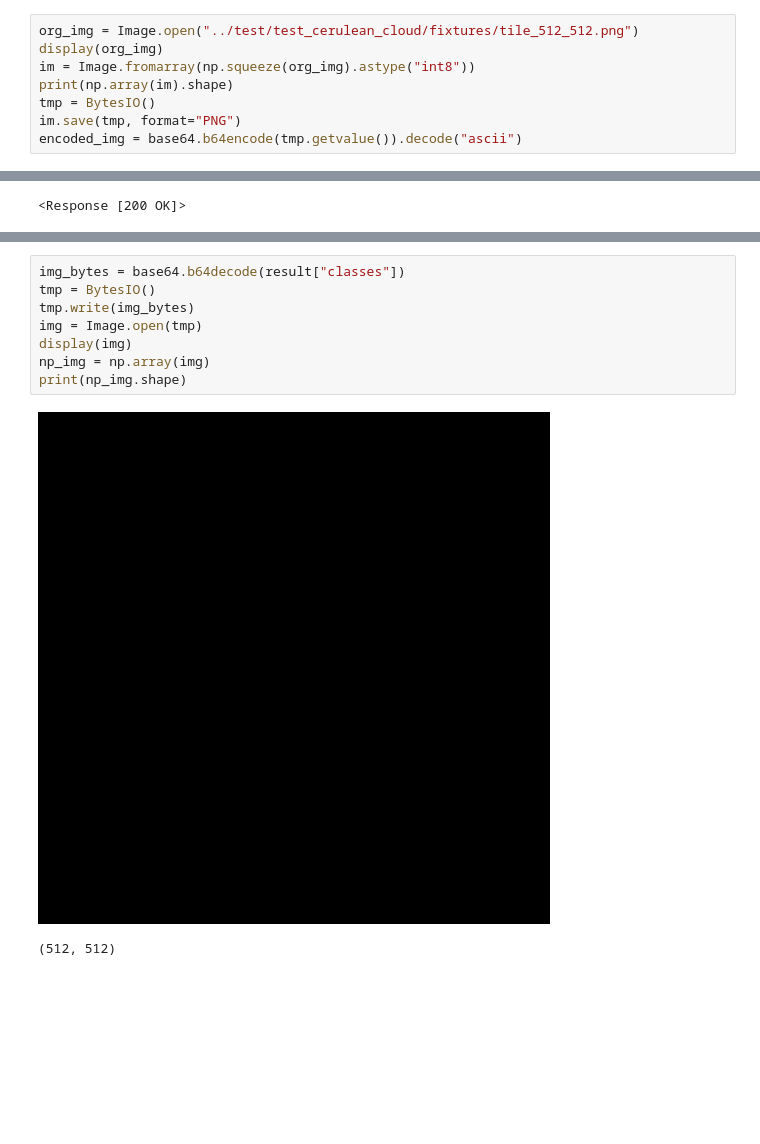
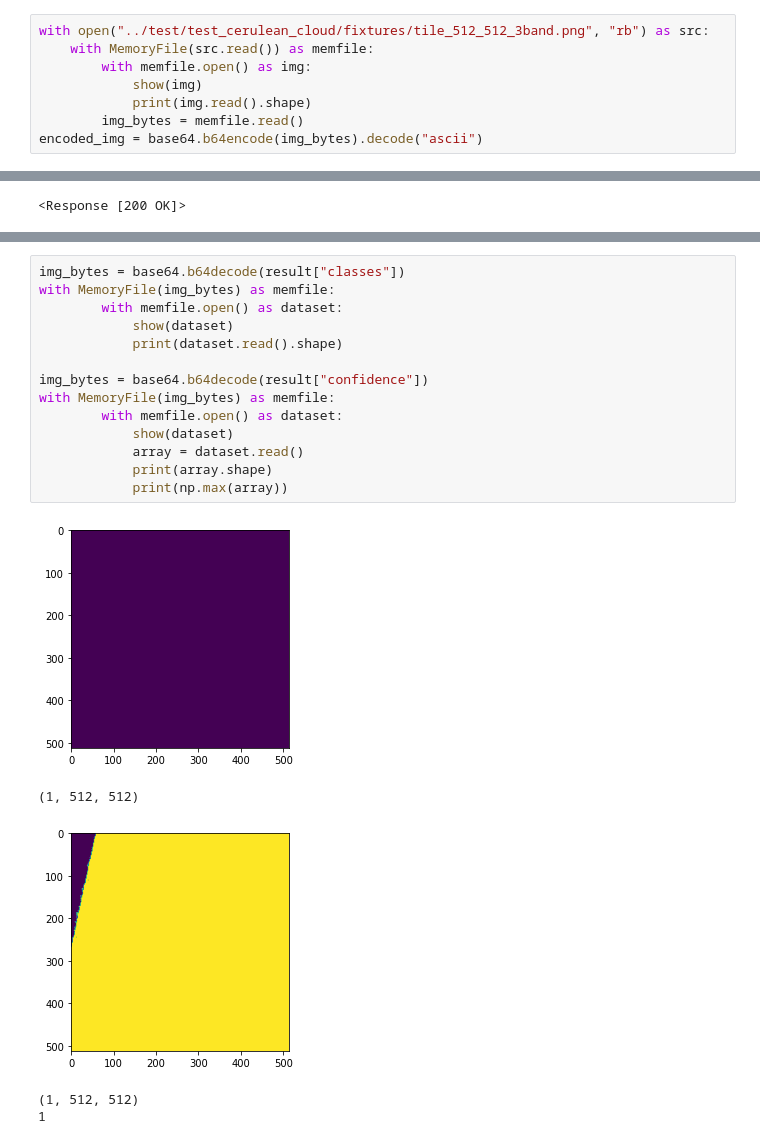
Before and after one commit to SkyTruth/cerulean-cloud, a Jupyter notebook: notebooks/test_cloud_run_offset_tile.ipynb, the cells around one changed output, grey strips where cells are left out. Cells and saved outputs as stored; diff of their text form; blank space fills up the shorter version.

```diff
--- a/notebooks/test_cloud_run_offset_tile.ipynb
+++ b/notebooks/test_cloud_run_offset_tile.ipynb
@@ -7,11 +7,11 @@ import numpy as np
 # %%
 URL = "https://cerulean-cloud-test-cloud-run-offset-tiles-4ac5c4-5qkjkyomta-ew.a.run.app"
 # %%
-org_img = Image.open("../test/test_cerulean_cloud/fixtures/tile_512_512.png")
-display(org_img)
-im = Image.fromarray(np.squeeze(org_img).astype("int8"))
-print(np.array(im).shape)
-tmp = BytesIO()
-im.save(tmp, format="PNG")
-encoded_img = base64.b64encode(tmp.getvalue()).decode("ascii")
+with open("../test/test_cerulean_cloud/fixtures/tile_512_512_3band.png", "rb") as src:
+    with MemoryFile(src.read()) as memfile:
+        with memfile.open() as img:
+            show(img)
+            print(img.read().shape)
+        img_bytes = memfile.read()
+encoded_img = base64.b64encode(img_bytes).decode("ascii")
 # %% [output]
@@ -40,11 +40,20 @@ print(result)
 # %%
 img_bytes = base64.b64decode(result["classes"])
-tmp = BytesIO()
-tmp.write(img_bytes)
-img = Image.open(tmp)
-display(img)
-np_img = np.array(img)
-print(np_img.shape)
+with MemoryFile(img_bytes) as memfile:
+        with memfile.open() as dataset:
+            show(dataset)
+            print(dataset.read().shape)
+
+img_bytes = base64.b64decode(result["confidence"])
+with MemoryFile(img_bytes) as memfile:
+        with memfile.open() as dataset:
+            show(dataset)
+            array = dataset.read()
+            print(array.shape)
+            print(np.max(array))
 # %% [output]
-[figure, old version]
+[figure, new version]
-(512, 512)
+(1, 512, 512)
+[figure, added]
+(1, 512, 512)
+1
```
Also changed, not shown: parts of 3 cells of this notebook.
